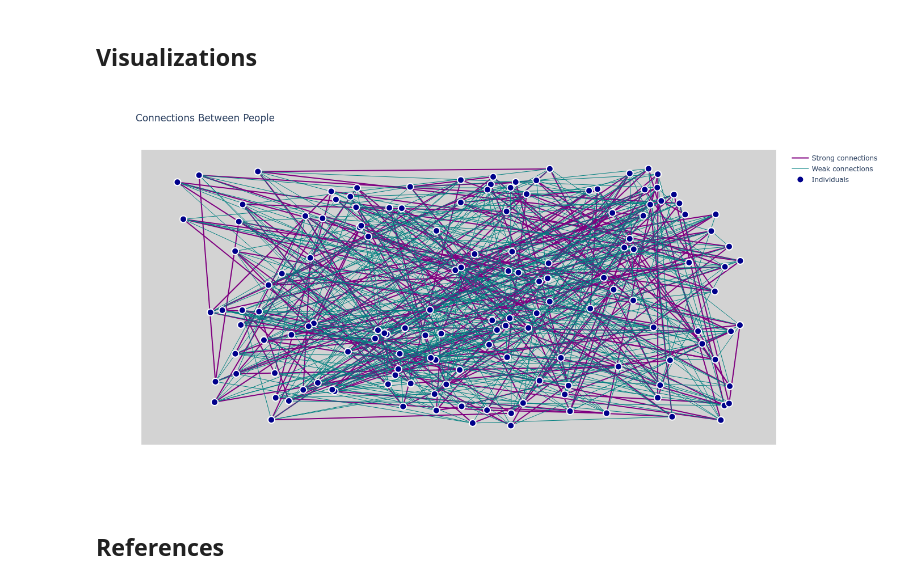
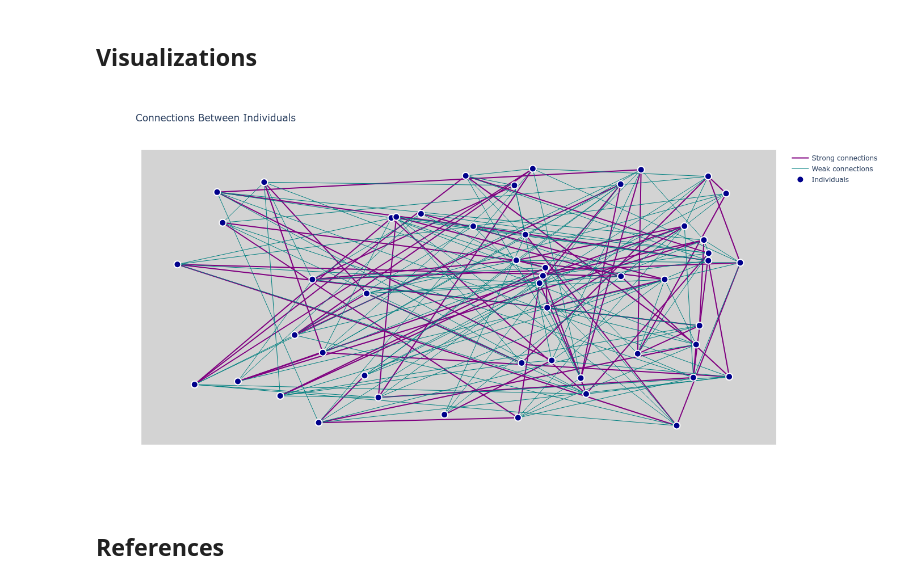
Before and after one commit to Evan-Clegern/BIOL301_Project, a Jupyter notebook: Epidemiology_Prototype1.ipynb, the cells around one changed output. Saved outputs shown, nothing was run; the diff lists cells and outputs as text; code cells hidden in the pictures.

Commit message:
Added additional testing code, and numerous anti-None checks

```diff
--- a/Epidemiology_Prototype1.ipynb
+++ b/Epidemiology_Prototype1.ipynb
@@ -819,15 +840,17 @@ def build_population_graph(individuals):
 
         # Strong connections
         for neighbor in person.connect_strong[:person.connect_strong_cnt]:
-            neighbor_id = id_map[neighbor]
-            if this_id < neighbor_id:  # prevent adding duplicate undirected edges
-                G.add_edge(this_id, neighbor_id, type="strong")
+            if neighbor is not None:
+                neighbor_id = id_map[neighbor]
+                if this_id != neighbor_id:  # prevent adding duplicate undirected edges
+                    G.add_edge(this_id, neighbor_id, type="strong")
 
         # Weak connections
         for neighbor in person.connect_weak[:person.connect_weak_cnt]:
-            neighbor_id = id_map[neighbor]
-            if this_id < neighbor_id:
-                G.add_edge(this_id, neighbor_id, type="weak")
+            if neighbor is not None:
+                neighbor_id = id_map[neighbor]
+                if this_id != neighbor_id:
+                    G.add_edge(this_id, neighbor_id, type="weak", weight=0.1)
 
     return G
 
@@ -851,6 +874,8 @@ def plot_graph_plotly(G, pos):
             weak_x += [x0, x1, None]
             weak_y += [y0, y1, None]
 
+    # TODO: some way to sort these based on strong connections
+    # (visual clustering)?
     # Make our strong edge objects
     strong_edges = go.Scatter(
         x=strong_x, y=strong_y,
@@ -887,7 +912,7 @@ def plot_graph_plotly(G, pos):
     fig = go.Figure(data=[strong_edges, weak_edges, nodes])
 
     fig.update_layout(
-        title="Connections Between People",
+        title="Connections Between Individuals",
         showlegend=True,
         hovermode='closest',
         width=900,
@@ -903,22 +928,22 @@ def plot_graph_plotly(G, pos):
 # %%
 def compute_layout(G):
     """uses networkX's random layout to generate locations for our nodes"""
     #return nx.circular_layout(G,center=(0,0),dim=2)
     return nx.random_layout(G,center=(0,0),dim=2)
 
-sim2 = Simulator(150)
-sim2.perform_single_simulation()
+sim2 = Simulator(50)
+sim2.initialize_individuals()
 
 # Build the graph
 G = build_population_graph(sim2.individuals)
 
 # Compute layout
 pos = compute_layout(G)
 
 # Display
 plot_graph_plotly(G, pos)
 # %% [output]
-[figure, old version]
+[figure, new version]
 # %% [markdown]
 ## References
 # %% [markdown]
```
Also changed, not shown: parts of 4 cells of this notebook.
